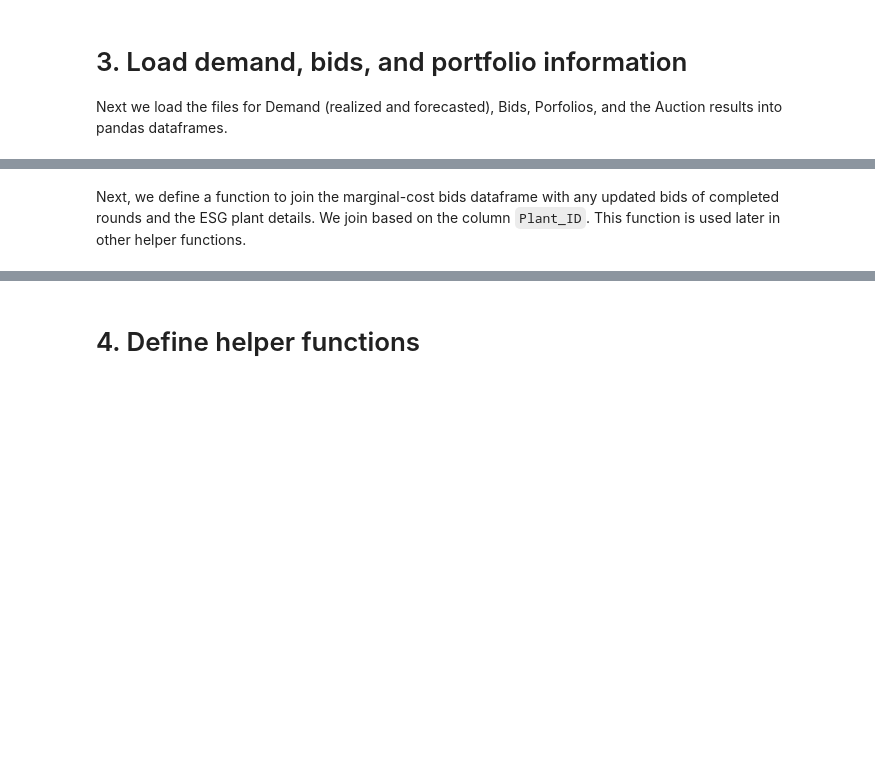
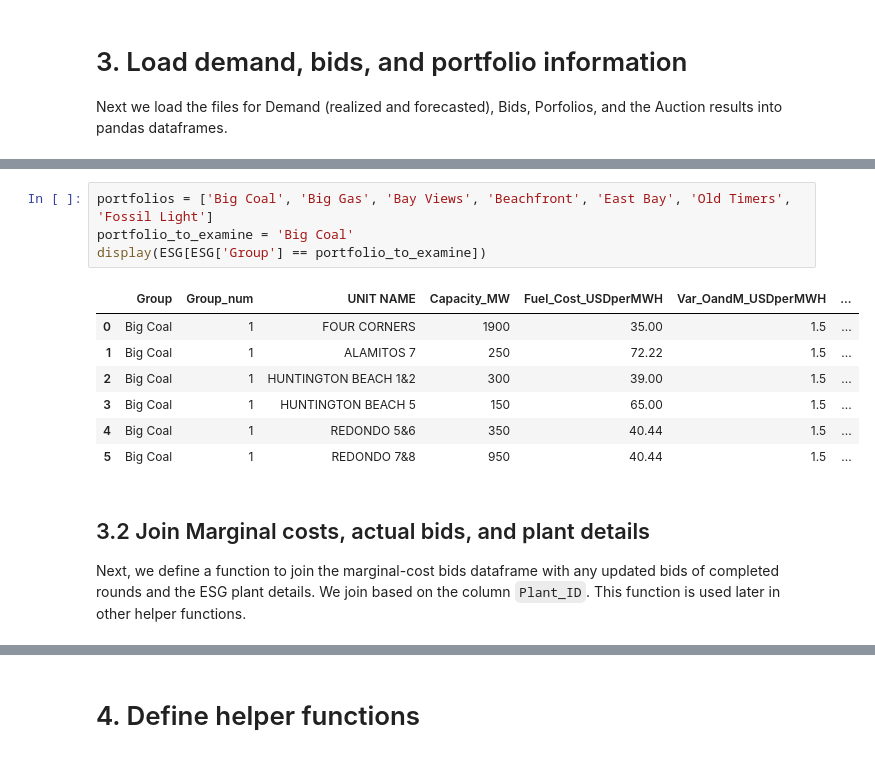
Before and after one commit to ds-modules/EEP-147-SP24, a Jupyter notebook: ESG - Analysis/ESG_Analysis.ipynb, the cells around one changed output, grey strips where cells are left out. Drawn from its saved outputs; the diff is of its cells as text; blank space fills up the shorter version.

```diff
--- a/ESG - Analysis/ESG_Analysis.ipynb
+++ b/ESG - Analysis/ESG_Analysis.ipynb
@@ -65,3 +75,16 @@ for period_i in range(CURRENT_PERIOD):
+# %%
+portfolios = ['Big Coal', 'Big Gas', 'Bay Views', 'Beachfront', 'East Bay', 'Old Timers', 'Fossil Light']
+portfolio_to_examine = 'Big Coal'
+display(ESG[ESG['Group'] == portfolio_to_examine])
+# %% [output]
+|  | Group | Group_num | UNIT NAME | Capacity_MW | Fuel_Cost_USDperMWH | Var_OandM_USDperMWH | ... |
+| 0 | Big Coal | 1 | FOUR CORNERS | 1900 | 35.00 | 1.5 | ... |
+| 1 | Big Coal | 1 | ALAMITOS 7 | 250 | 72.22 | 1.5 | ... |
+| 2 | Big Coal | 1 | HUNTINGTON BEACH 1&2 | 300 | 39.00 | 1.5 | ... |
+| 3 | Big Coal | 1 | HUNTINGTON BEACH 5 | 150 | 65.00 | 1.5 | ... |
+| 4 | Big Coal | 1 | REDONDO 5&6 | 350 | 40.44 | 1.5 | ... |
+| 5 | Big Coal | 1 | REDONDO 7&8 | 950 | 40.44 | 1.5 | ... |
 # %% [markdown]
+## 3.2 Join Marginal costs, actual bids, and plant details
 Next, we define a function to join the marginal-cost bids dataframe with any updated bids of completed rounds and the ESG plant details. We join based on the column `Plant_ID`. This function is used later in other helper functions.
 # %%
```
Also changed, not shown: parts of 21 cells of this notebook, 1 other file.
